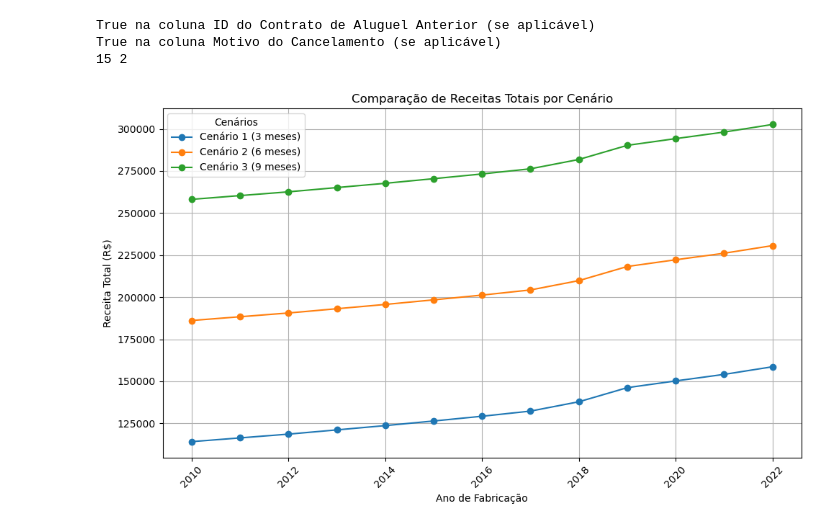
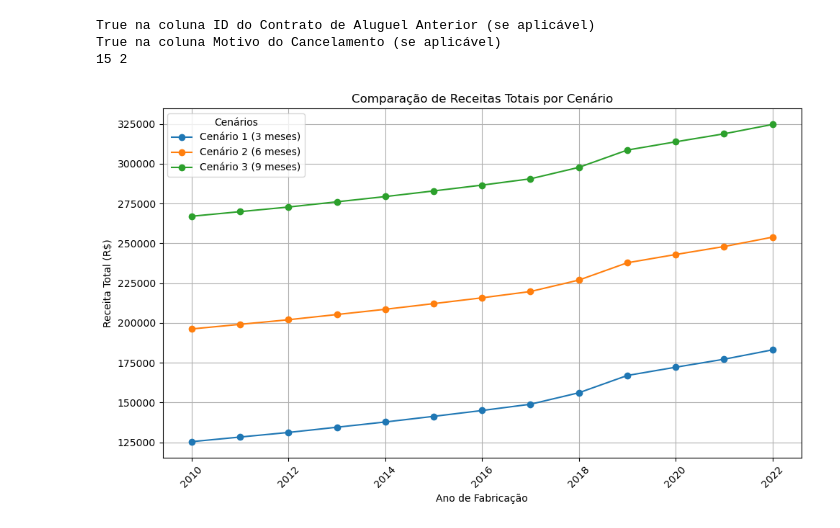
Before and after one commit to Henrique-Albuquerque2/PS-IJR-Grupo10, a Jupyter notebook: ResultadosEsperados.ipynb, the cells around one changed output. Saved outputs shown, nothing was run; the diff lists cells and outputs as text; code cells hidden in the pictures.

```diff
--- a/ResultadosEsperados.ipynb
+++ b/ResultadosEsperados.ipynb
@@ -162,9 +162,8 @@ preco_venda_preciso = {
 }
 
 # Parâmetros da simulação
-valor_medio_aluguel = 6000  # Valor médio mensal de aluguel
-taxa_desvalorizacao_anual = 0.10  # 10% de desvalorização por ano
-duracao_aluguel = 48  # 48 meses
+valor_medio_aluguel = 5900  # Valor médio mensal de aluguel
+taxa_desvalorizacao_anual = 0.15  # 10% de desvalorização por ano
 
 # Função para calcular a receita de aluguel acumulada
 def calcular_receita_aluguel(valor_medio_aluguel, meses_alugados_por_ano, anos_em_uso):
@@ -172,7 +171,7 @@ def calcular_receita_aluguel(valor_medio_aluguel, meses_alugados_por_ano, anos_e
 
 # Função para calcular o valor de venda após 4 anos, considerando desvalorização
 def calcular_valor_venda(preco_inicial, taxa_desvalorizacao_anual, anos_em_uso):
-    taxa_desvalorizacao_total = 1 - (1 - taxa_desvalorizacao_anual) ** anos_em_uso
+    taxa_desvalorizacao_total = 1 - (1 - taxa_desvalorizacao_anual)
     return preco_inicial * (1 - taxa_desvalorizacao_total)
 
 # Lista de cenários: 3 meses, 6 meses, 9 meses alugados por ano
@@ -196,31 +195,31 @@ for cenario_nome, meses_alugados_por_ano in cenarios_aluguel.items():
         resultados_cenarios.append({
             "Cenário": cenario_nome,
             "Ano de Fabricação": ano_fabricacao,
             "Receita de Aluguel (4 anos)": receita_aluguel,
             "Valor de Venda Previsto": valor_venda_previsto,
             "Receita Total (Aluguel + Venda)": receita_total
         })
 
 # Criar um DataFrame para organizar os resultados
 df_resultados = pd.DataFrame(resultados_cenarios)
 
 # Gerar gráficos comparando os cenários
 plt.figure(figsize=(10, 6))
 
 # Gráfico de Receita Total por cenário e ano de fabricação
 for cenario in cenarios_aluguel.keys():
     subset = df_resultados[df_resultados['Cenário'] == cenario]
     plt.plot(subset['Ano de Fabricação'], subset['Receita Total (Aluguel + Venda)'], marker='o', label=cenario)
 
 plt.title('Comparação de Receitas Totais por Cenário')
 plt.xlabel('Ano de Fabricação')
 plt.ylabel('Receita Total (R$)')
 plt.legend(title='Cenários')
 plt.grid(True)
 plt.xticks(rotation=45)
 
 # Exibir o gráfico
 plt.tight_layout()
 plt.show()
 # %% [output]
-[figure, old version]
+[figure, new version]
```
